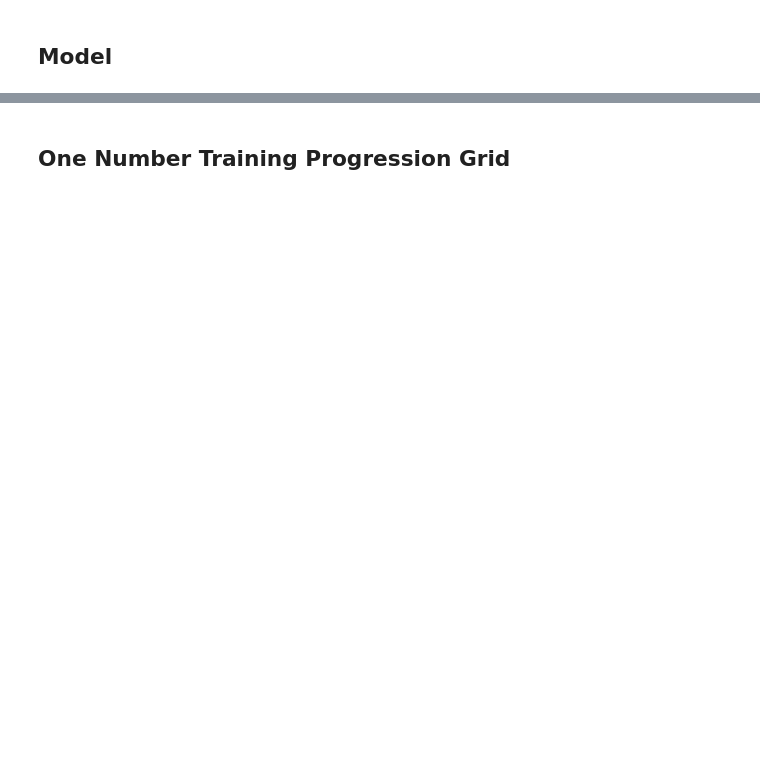
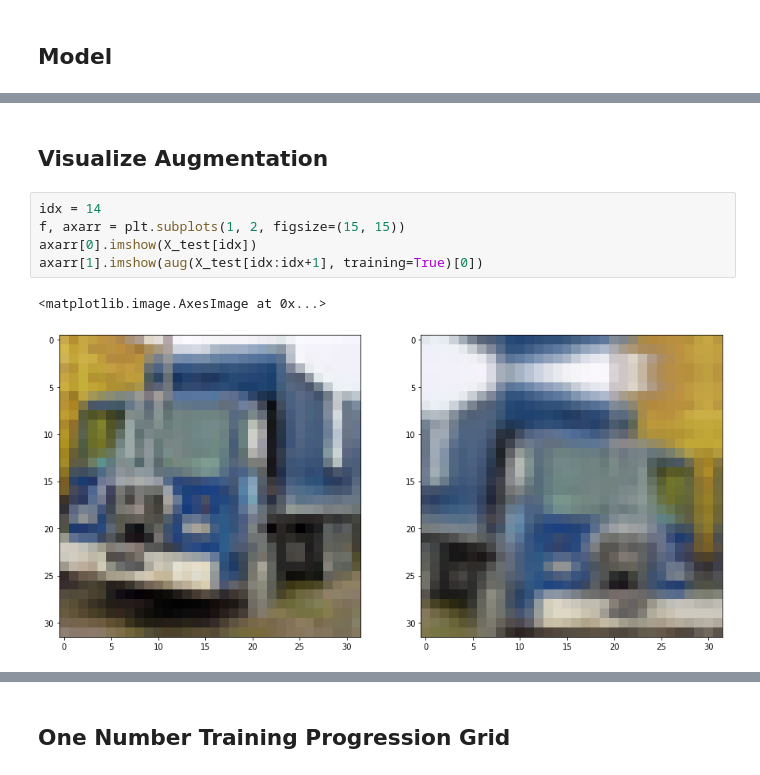
Before and after one commit to Kinvert/Machine-Learning, a Jupyter notebook: Autoencoders/CIFAR-10-Visualizations/01-Training-History/CIFAR-10-Autoencoder-Vis.ipynb, the cells around one changed output, grey strips where cells are left out. Drawn from its saved outputs; the diff is of its cells as text; blank space fills up the shorter version.

```diff
--- a/Autoencoders/CIFAR-10-Visualizations/01-Training-History/CIFAR-10-Autoencoder-Vis.ipynb
+++ b/Autoencoders/CIFAR-10-Visualizations/01-Training-History/CIFAR-10-Autoencoder-Vis.ipynb
@@ -104,0 +164,10 @@ Epoch 64/64
+# %% [markdown]
+## Visualize Augmentation
+# %%
+idx = 14
+f, axarr = plt.subplots(1, 2, figsize=(15, 15))
+axarr[0].imshow(X_test[idx])
+axarr[1].imshow(aug(X_test[idx:idx+1], training=True)[0])
+# %% [output]
+<matplotlib.image.AxesImage at 0x...>
+[figure, added]
```
Also changed, not shown: parts of 18 cells of this notebook, 2 other files.
